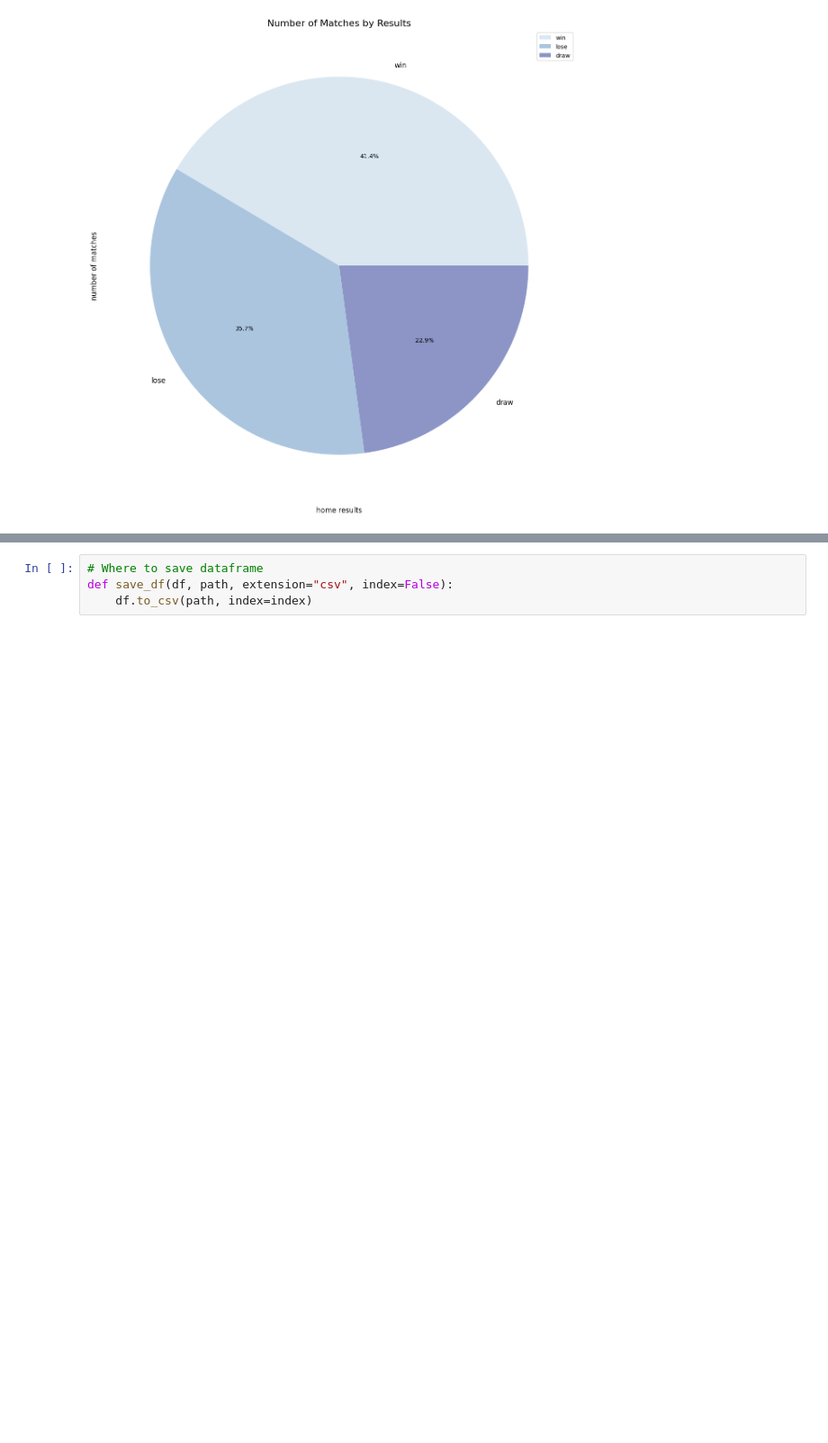
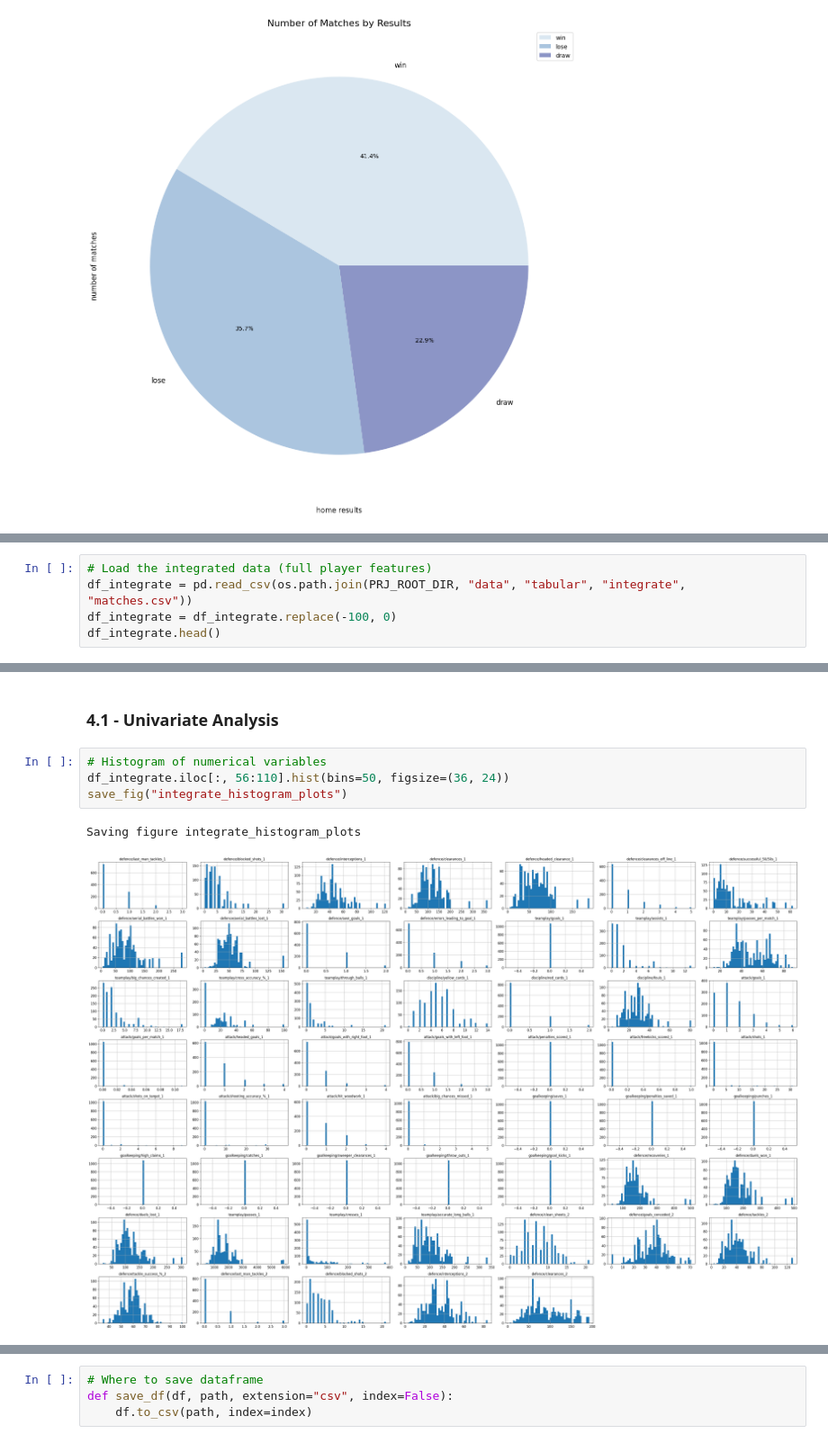
Before and after one commit to minhngt62/ds-epl-matches, a Jupyter notebook: notebooks/02_exploratory_data_analysis.ipynb, the cells around one changed output, grey strips where cells are left out. Shown at 90% size. Cells and saved outputs as stored; diff of their text form; blank space fills up the shorter version.

Commit message:
Performance and position importances to match results

```diff
--- a/notebooks/02_exploratory_data_analysis.ipynb
+++ b/notebooks/02_exploratory_data_analysis.ipynb
@@ -397,0 +395,5 @@ Saving figure match_by_resutls
+# %%
+# Load the integrated data (full player features)
+df_integrate = pd.read_csv(os.path.join(PRJ_ROOT_DIR, "data", "tabular", "integrate", "matches.csv"))
+df_integrate = df_integrate.replace(-100, 0)
+df_integrate.head()
@@ -397,0 +408,9 @@ Saving figure match_by_resutls
+# %% [markdown]
+### 4.1 - Univariate Analysis
+# %%
+# Histogram of numerical variables
+df_integrate.iloc[:, 56:110].hist(bins=50, figsize=(36, 24))
+save_fig("integrate_histogram_plots")
+# %% [output]
+Saving figure integrate_histogram_plots
+[figure, added]
```
Also changed, not shown: parts of 20 cells of this notebook, 6 other files.
